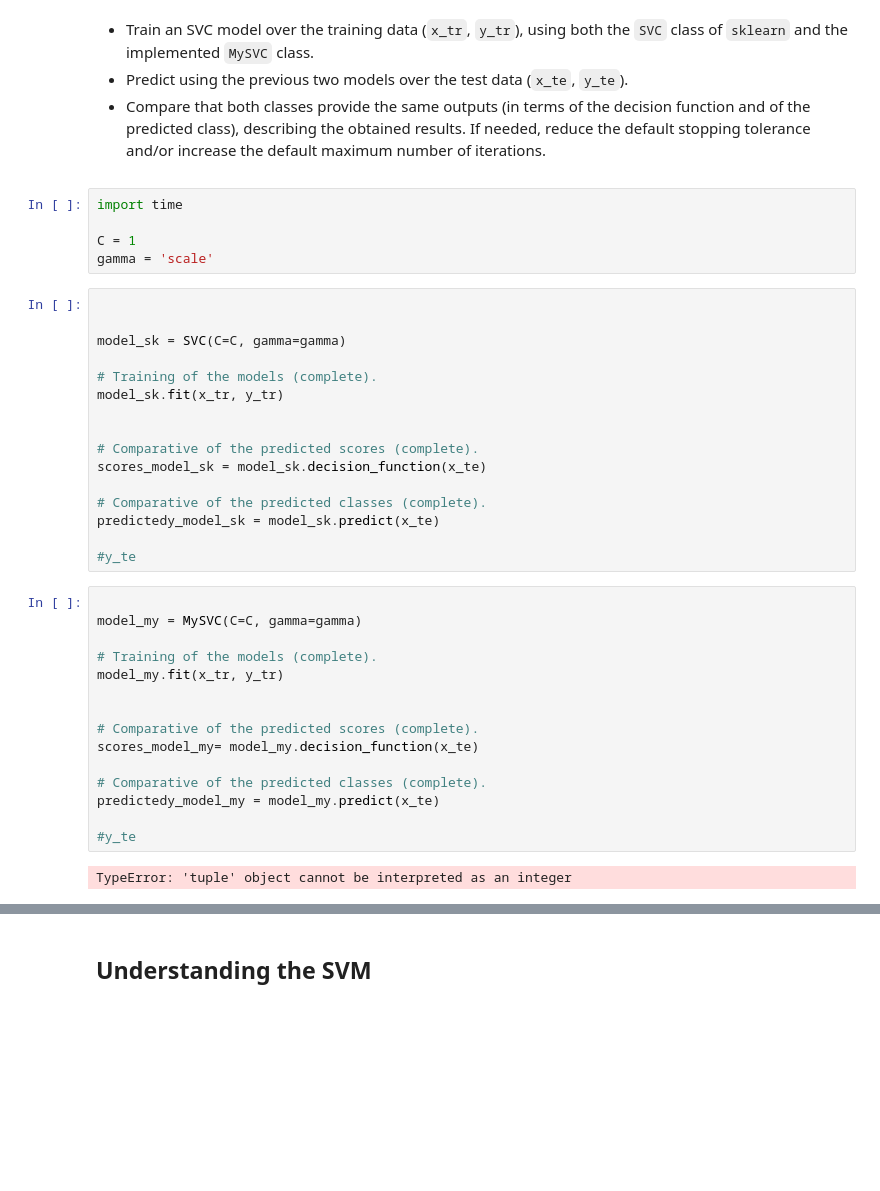
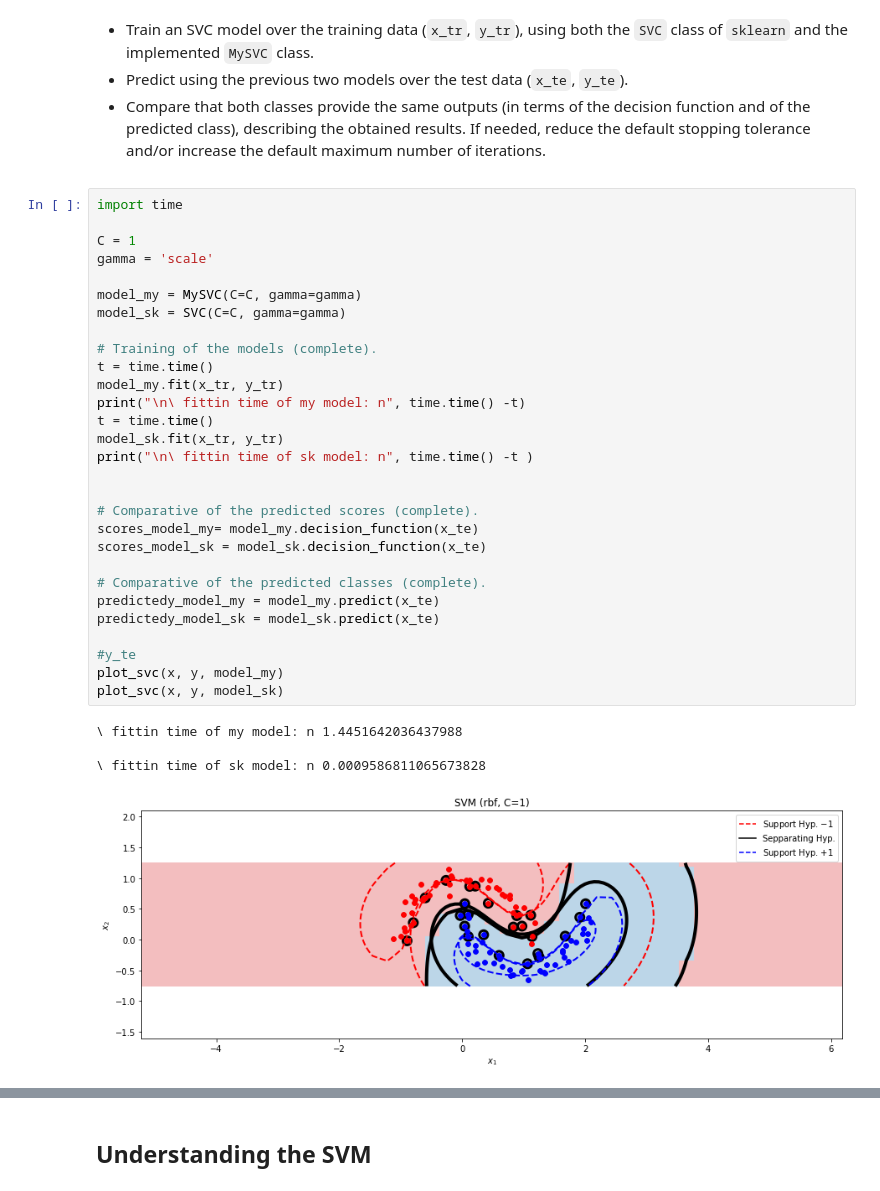
Before and after one commit to XXXPASION/MAAA, a Jupyter notebook: SMO.ipynb, the cells around one changed output, grey strips where cells are left out. Cells and saved outputs as stored; diff of their text form; blank space fills up the shorter version.

```diff
--- a/SMO.ipynb
+++ b/SMO.ipynb
@@ -409,41 +408,37 @@ plt.title('Test'); plt.show()
 * Compare that both classes provide the same outputs (in terms of the decision function and of the predicted class), describing the obtained results. If needed, reduce the default stopping tolerance and/or increase the default maximum number of iterations.
 
 </div>
-# %%
-import time
-
-C = 1
-gamma = 'scale'
 # %%
+import time
 
+C = 1
+gamma = 'scale'
 
+model_my = MySVC(C=C, gamma=gamma)
 model_sk = SVC(C=C, gamma=gamma)
 
 # Training of the models (complete).
+t = time.time()
+model_my.fit(x_tr, y_tr)
+print("\n\ fittin time of my model: n", time.time() -t)
+t = time.time()
 model_sk.fit(x_tr, y_tr)
+print("\n\ fittin time of sk model: n", time.time() -t )
 
 
 # Comparative of the predicted scores (complete).
+scores_model_my= model_my.decision_function(x_te)
 scores_model_sk = model_sk.decision_function(x_te)
 
 # Comparative of the predicted classes (complete).
+predictedy_model_my = model_my.predict(x_te)
 predictedy_model_sk = model_sk.predict(x_te)
 
 #y_te
+plot_svc(x, y, model_my)
+plot_svc(x, y, model_sk)
+# %% [output]
+\ fittin time of my model: n 1.4451642036437988
+
+\ fittin time of sk model: n 0.0009586811065673828
+[figure, added]
-# %%
-
-model_my = MySVC(C=C, gamma=gamma)
-
-# Training of the models (complete).
-model_my.fit(x_tr, y_tr)
-
-
-# Comparative of the predicted scores (complete).
-scores_model_my= model_my.decision_function(x_te)
-
-# Comparative of the predicted classes (complete).
-predictedy_model_my = model_my.predict(x_te)
-
-#y_te
-# %% [output]
-TypeError: 'tuple' object cannot be interpreted as an integer
```
Also changed, not shown: parts of 9 cells of this notebook.
